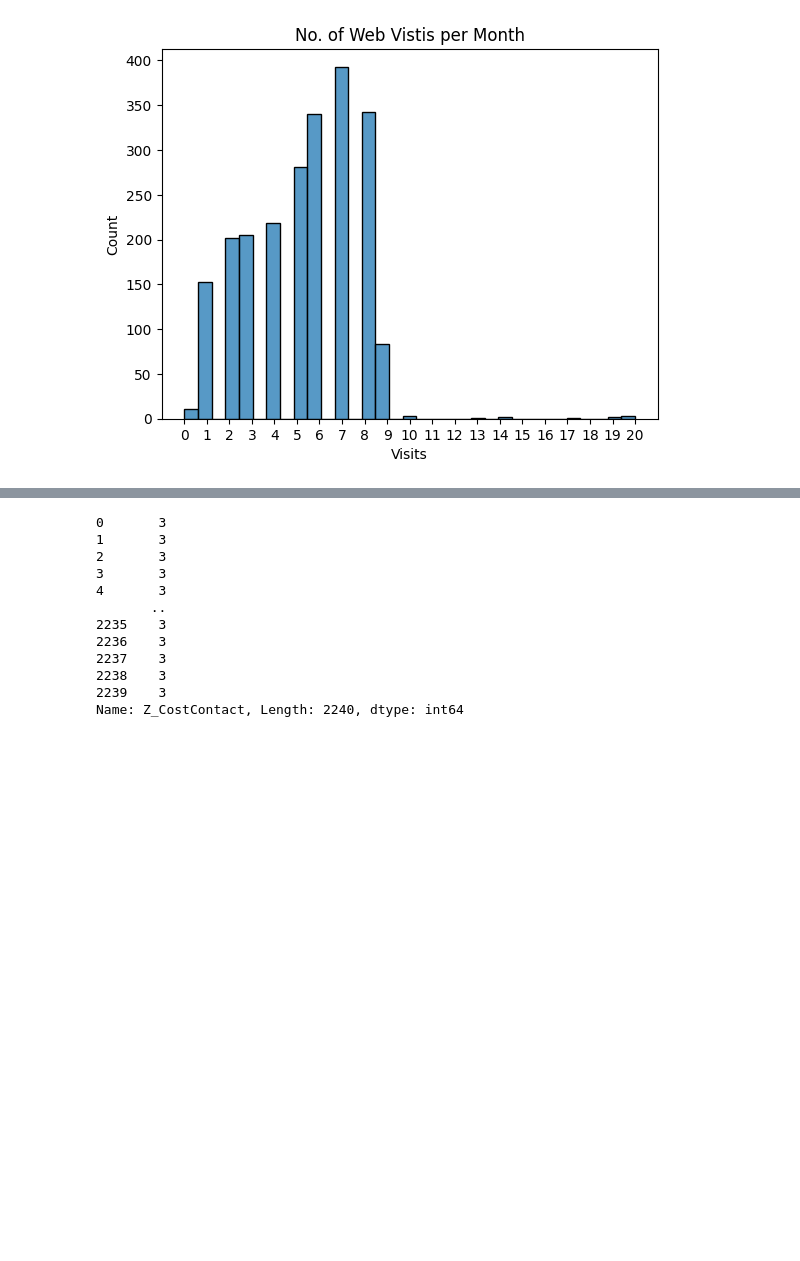
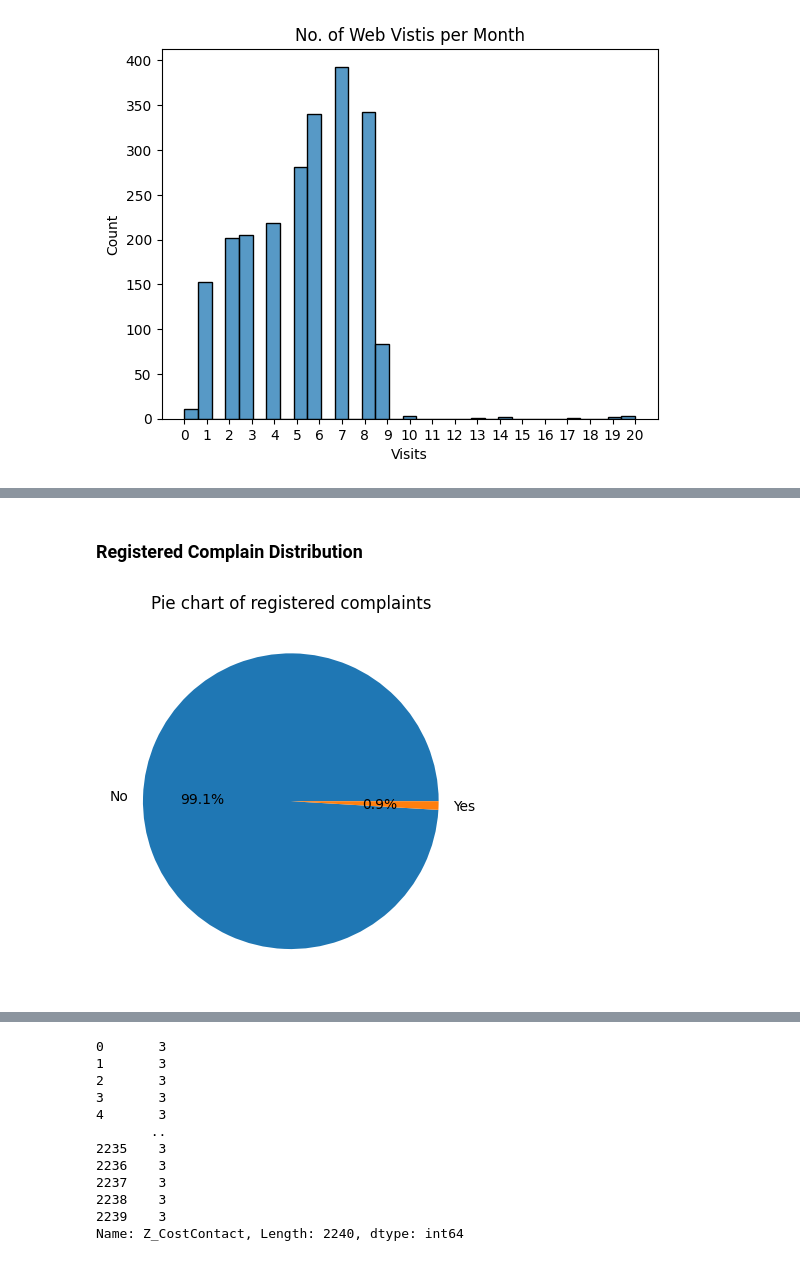
Before and after one commit to vikaschauhan734/customer_personality_analysis, a Jupyter notebook: notebook.ipynb, the cells around one changed output, grey strips where cells are left out. Cells and saved outputs as stored; diff of their text form; code cells hidden in the pictures; blank space fills up the shorter version.

```diff
--- a/notebook.ipynb
+++ b/notebook.ipynb
@@ -347,0 +349,8 @@ Name: NumWebVisitsMonth, dtype: float64
+# %% [markdown]
+### Registered Complain Distribution
+# %%
+plt.pie(df['Complain'].value_counts().values, labels=["No","Yes"], autopct="%1.1f%%")
+plt.title("Pie chart of registered complaints")
+plt.show()
+# %% [output]
+[figure, added]
```
Also changed, not shown: parts of 11 cells of this notebook, 5 other files.
